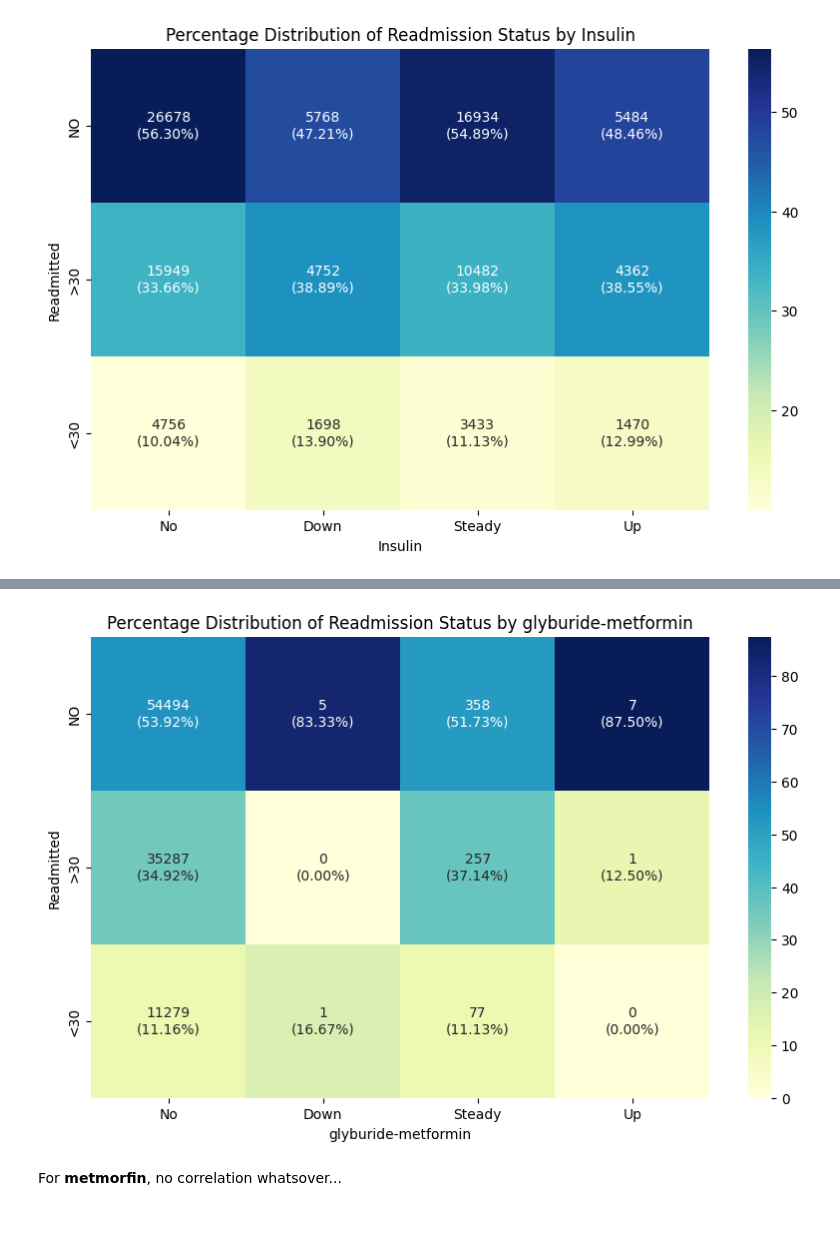
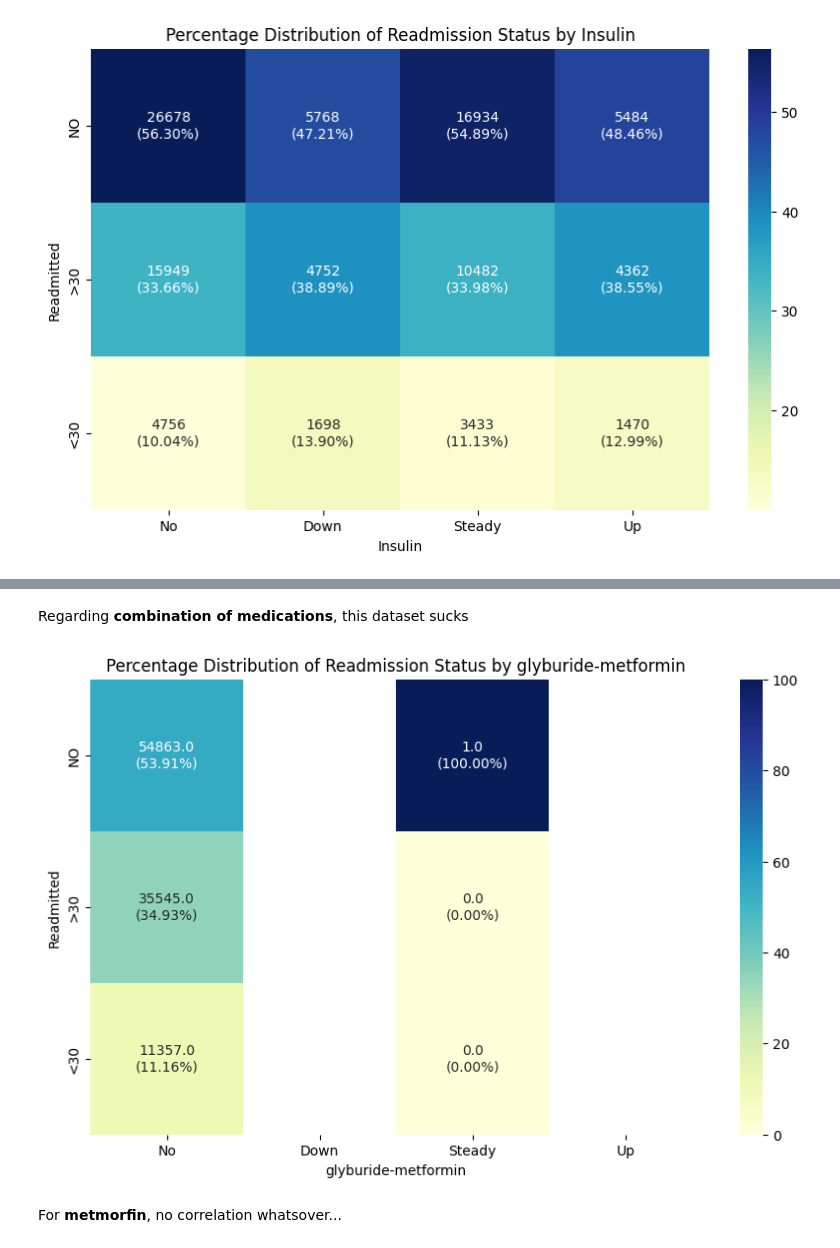
Before and after one commit to MechaMic38/unibs_mldm_diabetes, a Jupyter notebook: notebooks/dataset_eda.ipynb, the cells around one changed output, grey strips where cells are left out. Drawn from its saved outputs; the diff is of its cells as text; code cells hidden in the pictures; blank space fills up the shorter version.

Commit message:
Finished analysis graphs

```diff
--- a/notebooks/dataset_eda.ipynb
+++ b/notebooks/dataset_eda.ipynb
@@ -366,20 +434,22 @@ For **combination medications**... (TEMPORARY)
+# %% [markdown]
+Regarding **combination of medications**, this dataset sucks
 # %%
 plt.figure(figsize=(10, 6))
 heatmap_crosstab(
     data=diabetic_data,
-    x='glyburide-metformin',
+    x='metformin-pioglitazone',
     y='readmitted',
     rows=['NO', '>30', '<30'],
     columns=['No', 'Down', 'Steady', 'Up']
 )
 
 
 plt.title('Percentage Distribution of Readmission Status by glyburide-metformin')
 plt.xlabel('glyburide-metformin')
 plt.ylabel('Readmitted')
 plt.show()
 # %% [output]
-[figure, old version]
+[figure, new version]
 # %% [markdown]
 For **metmorfin**, no correlation whatsover...
 # %%
```
Also changed, not shown: parts of 36 cells of this notebook.
